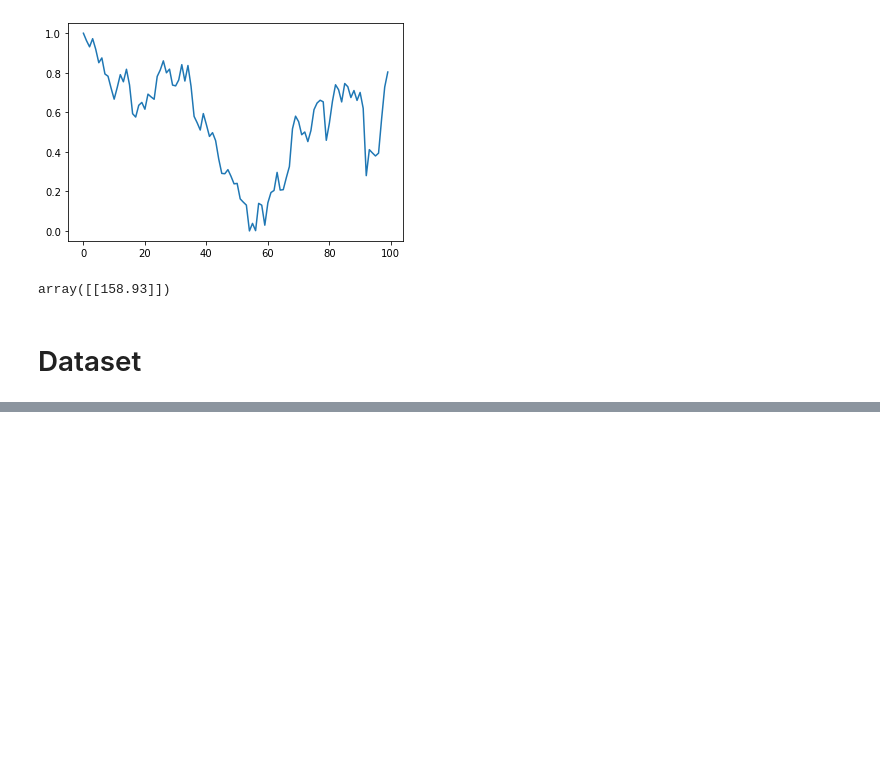
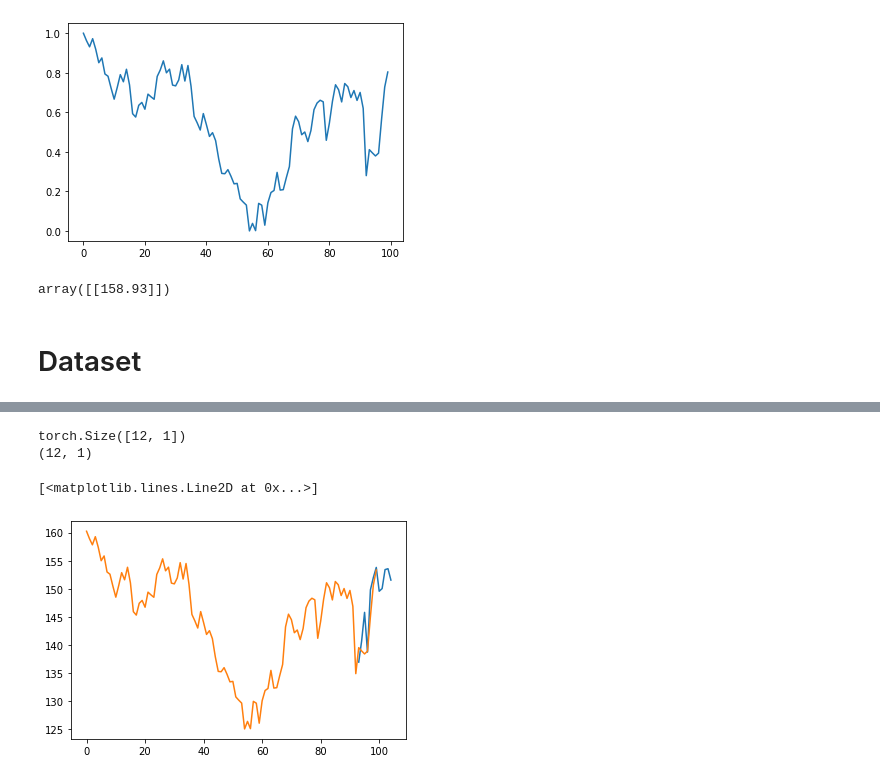
Before and after one commit to Justinfungi/Fina4350-NLP, a Jupyter notebook: Stage2/LSTM_Pytorch.ipynb, the cells around one changed output, grey strips where cells are left out. Saved outputs shown, nothing was run; the diff lists cells and outputs as text; code cells hidden in the pictures; blank space fills up the shorter version.

```diff
--- a/Stage2/Untitled.ipynb
+++ b/Stage2/LSTM_Pytorch.ipynb
@@ -130,6 +146,7 @@ class Lstm_model(nn.Module):
 
     def predict(self,x):
         hn,cn  = self.init()
+        out , (hn,cn) = self.lstm(x , (hn,cn))
         final_out = self.fc(out[-1])
         return final_out
 
@@ -167,6 +185,7 @@ def train(dataloader):
             print(f"train loss: {loss:>7f} ")
 # %%
 def test(dataloader):
+    res = torch.tensor([], dtype=torch.int64)
     hn , cn = model.init()
     model.eval()
     for batch , item in enumerate(dataloader):
@@ -174,16 +193,21 @@ def test(dataloader):
         x = x.to(device)
         y = y.to(device)
         out , hn , cn = model(x.reshape(20,batch_size,1),hn,cn)
+        #print(out)
+        res =  torch.cat((out,res), 0)
         loss = loss_fn(out.reshape(batch_size) , y)
 
         if batch == len(dataloader)-1:
             loss = loss.item()
             print(f"test loss: {loss:>7f} ")
+
+    return res
 # %%
 epochs = 200
 for epoch in range(epochs):
     print(f"epoch {epoch} ")
     train(train_dataloader)
-    test(test_dataloader)
+    output0 = test(train_dataloader)
+    output = test(test_dataloader)
 # %% [output]
 epoch 0
@@ -206,3 +230,18 @@ test loss: 0.000833
+# %%
+print(output.shape)
+res = output.detach().numpy()
+print(res.shape)
+# %% [output]
+torch.Size([12, 1])
+(12, 1)
+# %%
+#res = np.concatenate((output0.detach().numpy(),output.detach().numpy()))
+res1 = scaler.inverse_transform(res)
+plt.plot(np.arange(93,105,1),np.array(res1))
+plt.plot(df1)
+# %% [output]
+[<matplotlib.lines.Line2D at 0x...>]
+[figure, added]
 # %%
 import math
 from sklearn.metrics import mean_squared_error
```
Also changed, not shown: parts of 7 cells of this notebook, 3 other files.
